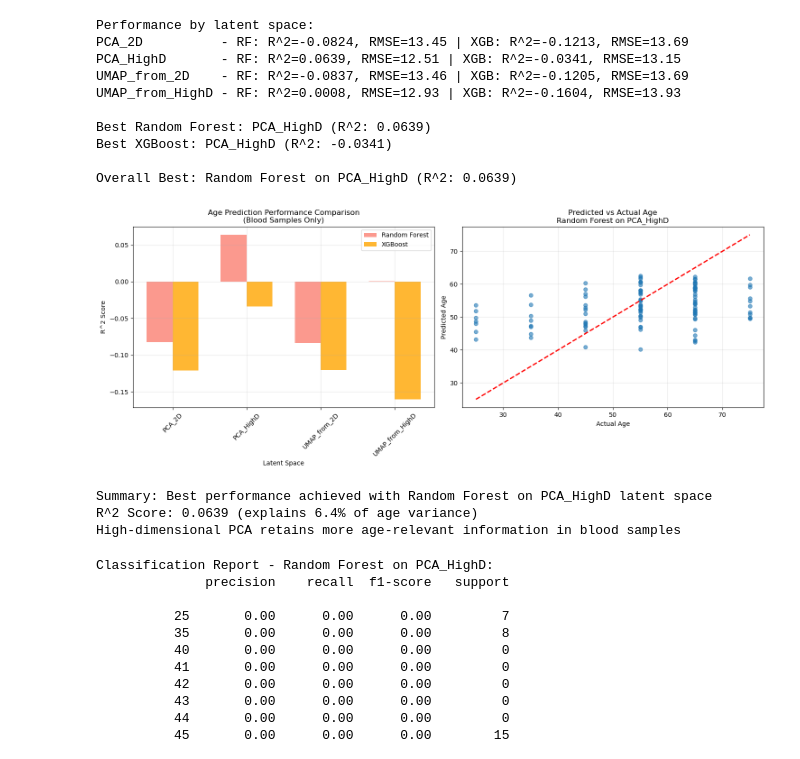
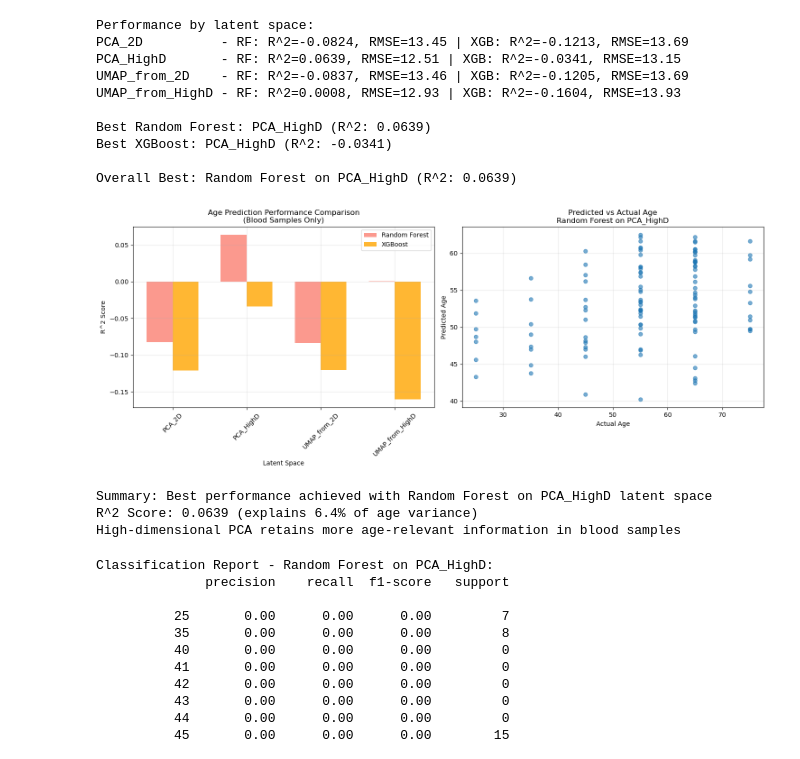
Before and after one commit to emilyekstrum/cu-cpbs-7602, a Jupyter notebook: assignment03/ensemble_age_prediction.ipynb, the cells around one changed output. Drawn from its saved outputs; the diff is of its cells as text; code cells hidden in the pictures.

```diff
--- a/assignment03/ensemble_age_prediction.ipynb
+++ b/assignment03/ensemble_age_prediction.ipynb
@@ -266,35 +270,34 @@ xgb_r2s = [xgb_results[space]['r2'] for space in spaces]
 x = np.arange(len(spaces))
 width = 0.35
 
 ax1.bar(x - width/2, rf_r2s, width, label='Random Forest', alpha=0.8, color='salmon')
 ax1.bar(x + width/2, xgb_r2s, width, label='XGBoost', alpha=0.8, color='orange')
 ax1.set_xlabel('Latent Space')
 ax1.set_ylabel('R^2 Score')
 ax1.set_title('Age Prediction Performance Comparison\n(Blood Samples Only)')
 ax1.set_xticks(x)
 ax1.set_xticklabels(spaces, rotation=45)
 ax1.legend()
 ax1.grid(True, alpha=0.3)
 
 # predicted vs actual for best model
 ax2.scatter(best_results['y_test'], best_results['y_pred'], alpha=0.6)
-ax2.plot([age_blood.min(), age_blood.max()], [age_blood.min(), age_blood.max()], 'r--', lw=2)
 ax2.set_xlabel('Actual Age')
 ax2.set_ylabel('Predicted Age')
 ax2.set_title(f'Predicted vs Actual Age\n{overall_best[0]} on {overall_best[1]}')
 ax2.grid(True, alpha=0.3)
 
 plt.tight_layout()
 plt.show()
 
 print(f"\nSummary: Best performance achieved with {overall_best[0]} on {overall_best[1]} latent space")
 print(f"R^2 Score: {overall_best[2]:.4f} (explains {overall_best[2]*100:.1f}% of age variance)")
 if 'HighD' in overall_best[1]:
     print("High-dimensional PCA retains more age-relevant information in blood samples")
 else:
     print("Lower-dimensional representation captures sufficient age-related patterns")
 # %% [output]
-[figure, old version]
+[figure, new version]
 Summary: Best performance achieved with Random Forest on PCA_HighD latent space
 R^2 Score: 0.0639 (explains 6.4% of age variance)
 High-dimensional PCA retains more age-relevant information in blood samples
```
Also changed, not shown: parts of 11 cells of this notebook, 1 other file.
